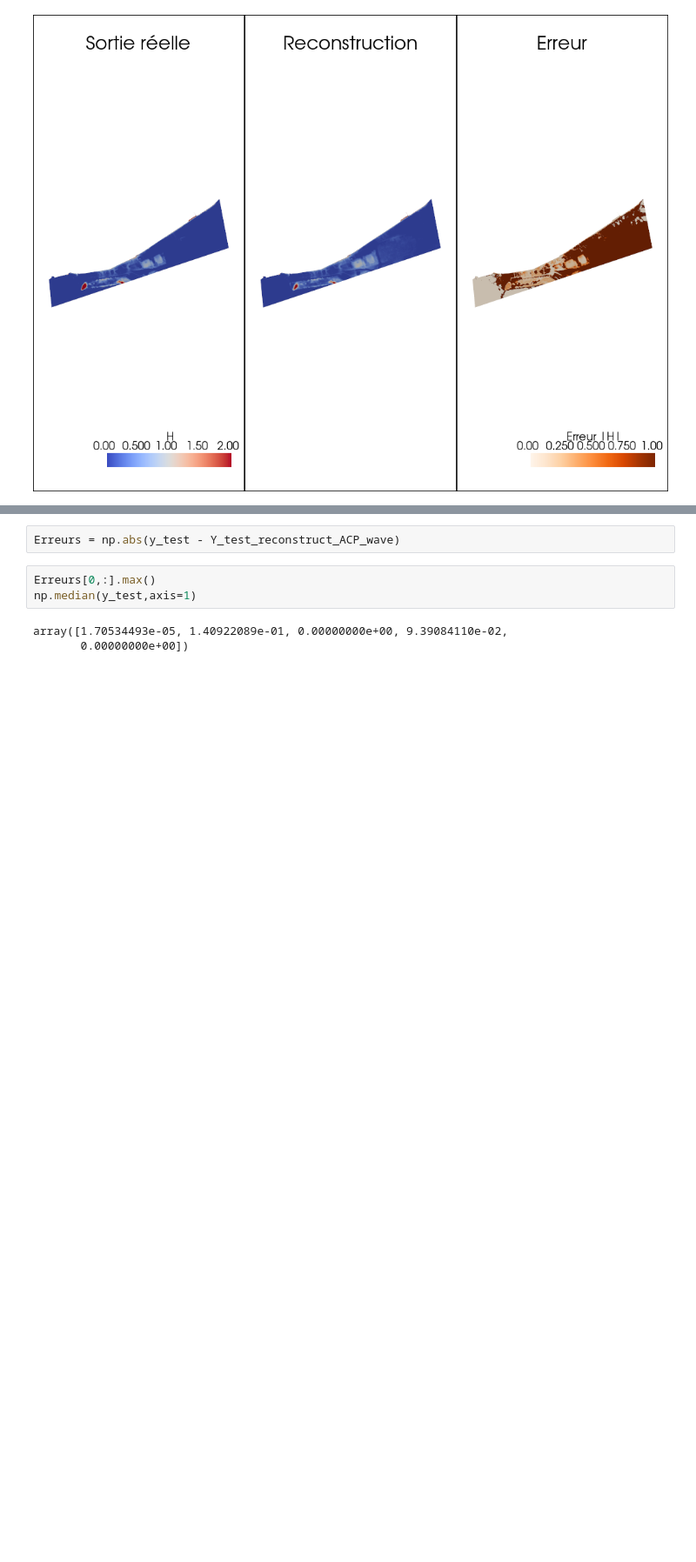
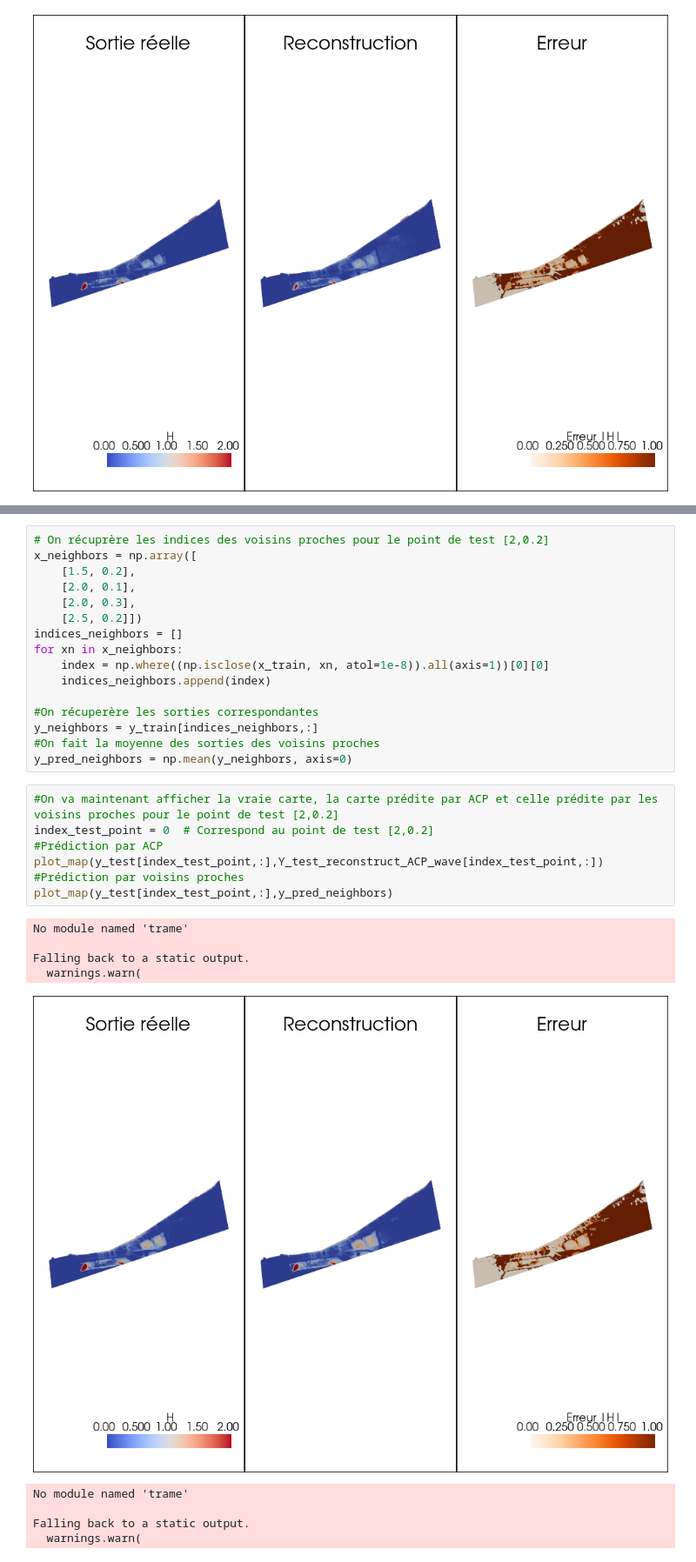
Before and after one commit to Viictordvd/Vigilance-Vagues-Submersion, a Jupyter notebook: Cas_test_Saint_Malo/Saint_Malo_scalar_inputs.ipynb, the cells around one changed output, grey strips where cells are left out. Shown at 87% size. Saved outputs shown, nothing was run; the diff lists cells and outputs as text; blank space fills up the shorter version.

Commit message:
Try Ondellettes2D on toy example, check Neighbors interpolation on St-Malo

```diff
--- a/Cas_test_Saint_Malo/Saint_Malo_scalar_inputs.ipynb
+++ b/Cas_test_Saint_Malo/Saint_Malo_scalar_inputs.ipynb
@@ -290,8 +268,33 @@ Falling back to a static output.
 # %%
-Erreurs = np.abs(y_test - Y_test_reconstruct_ACP_wave)
+# On récuprère les indices des voisins proches pour le point de test [2,0.2]
+x_neighbors = np.array([
+    [1.5, 0.2],
+    [2.0, 0.1],
+    [2.0, 0.3],
+    [2.5, 0.2]])
+indices_neighbors = []
+for xn in x_neighbors:
+    index = np.where((np.isclose(x_train, xn, atol=1e-8)).all(axis=1))[0][0]
+    indices_neighbors.append(index)
+
+#On récuperère les sorties correspondantes
+y_neighbors = y_train[indices_neighbors,:]
+#On fait la moyenne des sorties des voisins proches
+y_pred_neighbors = np.mean(y_neighbors, axis=0)
-# %%
-Erreurs[0,:].max()
-np.median(y_test,axis=1)
-# %% [output]
-array([1.70534493e-05, 1.40922089e-01, 0.00000000e+00, 9.39084110e-02,
-       0.00000000e+00])
+# %%
+#On va maintenant afficher la vraie carte, la carte prédite par ACP et celle prédite par les voisins proches pour le point de test [2,0.2]
+index_test_point = 0  # Correspond au point de test [2,0.2]
+#Prédiction par ACP
+plot_map(y_test[index_test_point,:],Y_test_reconstruct_ACP_wave[index_test_point,:])
+#Prédiction par voisins proches
+plot_map(y_test[index_test_point,:],y_pred_neighbors)
+# %% [output]
+No module named 'trame'
+
+Falling back to a static output.
+  warnings.warn(
+[figure, added]
+No module named 'trame'
+
+Falling back to a static output.
+  warnings.warn(
```
Also changed, not shown: parts of 9 cells of this notebook, 8 other files.
